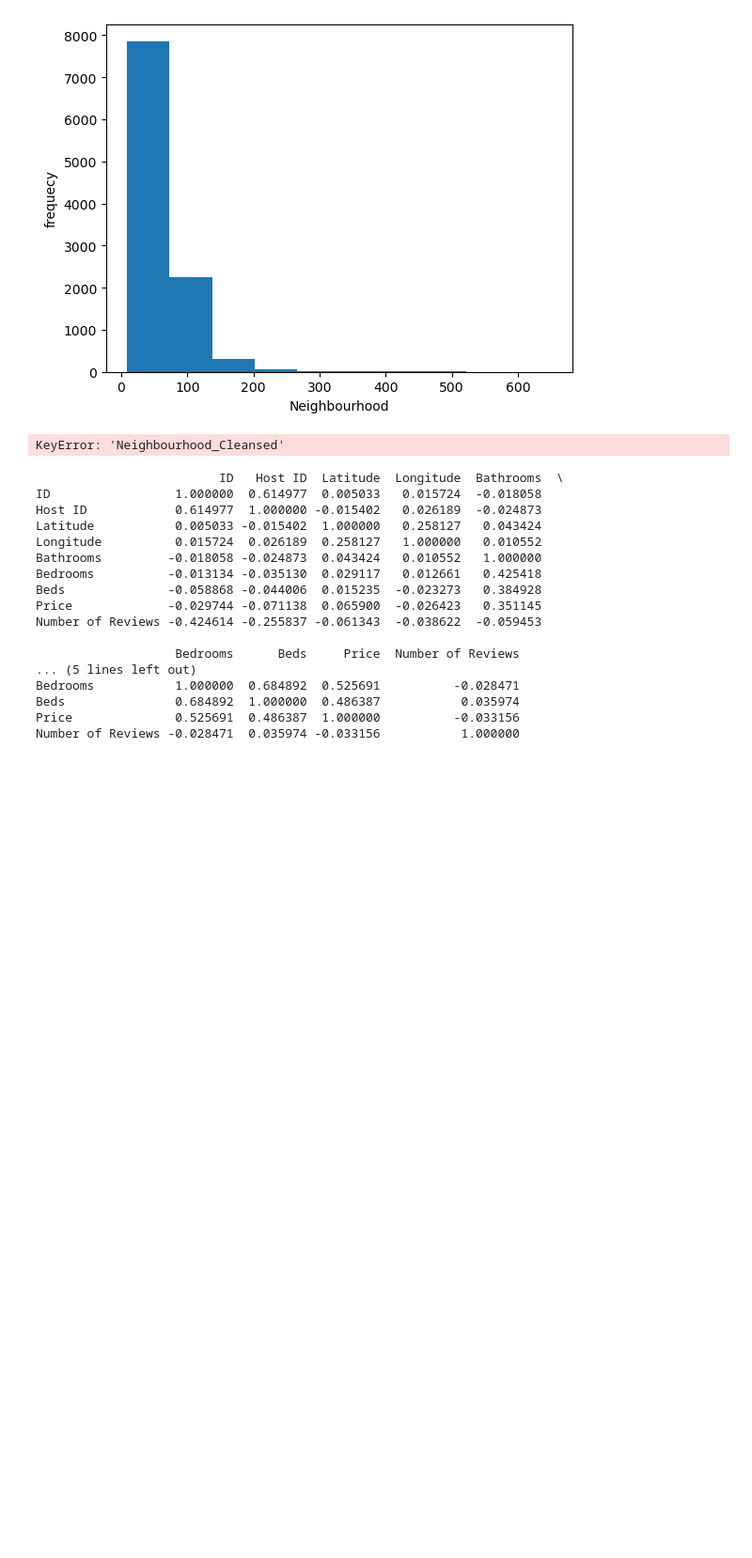
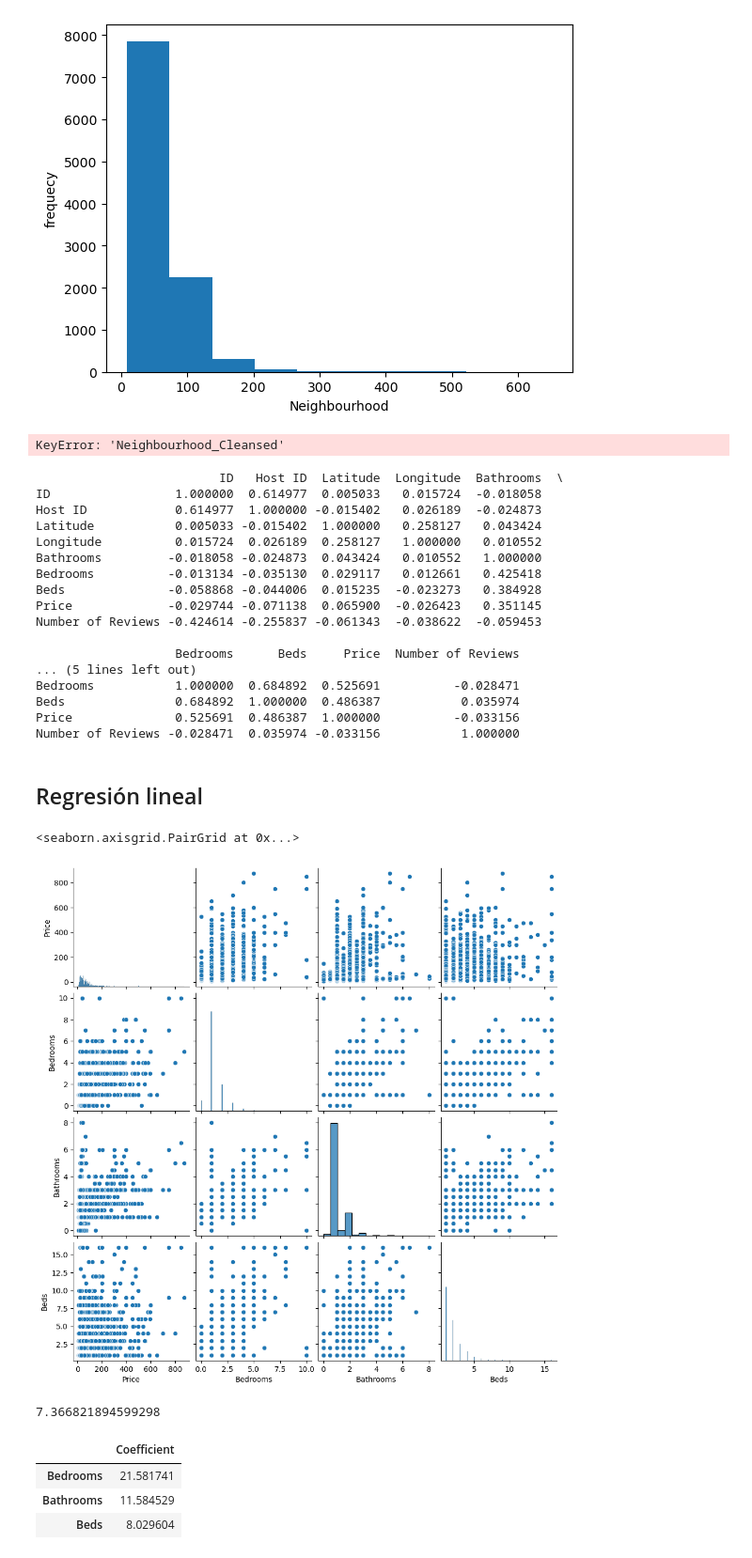
Before and after one commit to AnaGallegos/Proyecto-Final-KC-Data-Grupo-3, a Jupyter notebook: CollabGrupal.ipynb, the cells around one changed output. Shown: that part at 94% size. Cells and saved outputs as stored; diff of their text form; code cells hidden in the pictures; blank space fills up the shorter version.

```diff
--- a/CollabGrupal.ipynb
+++ b/CollabGrupal.ipynb
@@ -465,0 +467,7 @@ Number of Reviews -0.028471  0.035974 -0.033156           1.000000
+# %% [markdown]
+## Regresión lineal
+# %%
+sns.pairplot(df, vars=['Price', 'Bedrooms', 'Bathrooms', 'Beds'])
+# %% [output]
+<seaborn.axisgrid.PairGrid at 0x...>
+[figure, added]
@@ -465,0 +481,14 @@ Number of Reviews -0.028471  0.035974 -0.033156           1.000000
+# %%
+multi_regression = LinearRegression()
+multi_regression.fit(x_train, y_train)
+multi_regression.intercept_
+# %% [output]
+7.366821894599298
+# %%
+multi_coef = pd.DataFrame(data=multi_regression.coef_, index = x_train.columns, columns = ['Coefficient'])
+multi_coef
+# %% [output]
+|  | Coefficient |
+| Bedrooms | 21.581741 |
+| Bathrooms | 11.584529 |
+| Beds | 8.029604 |
```
Also changed, not shown: parts of 8 cells of this notebook.
